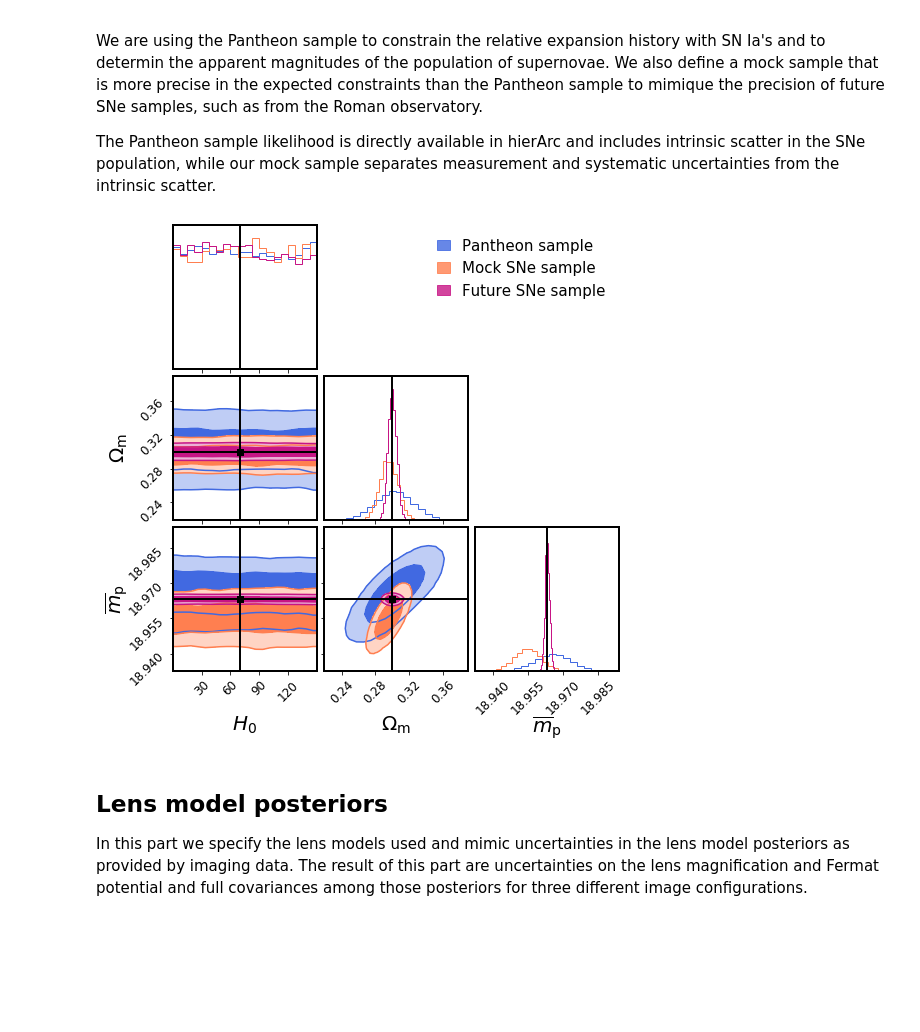
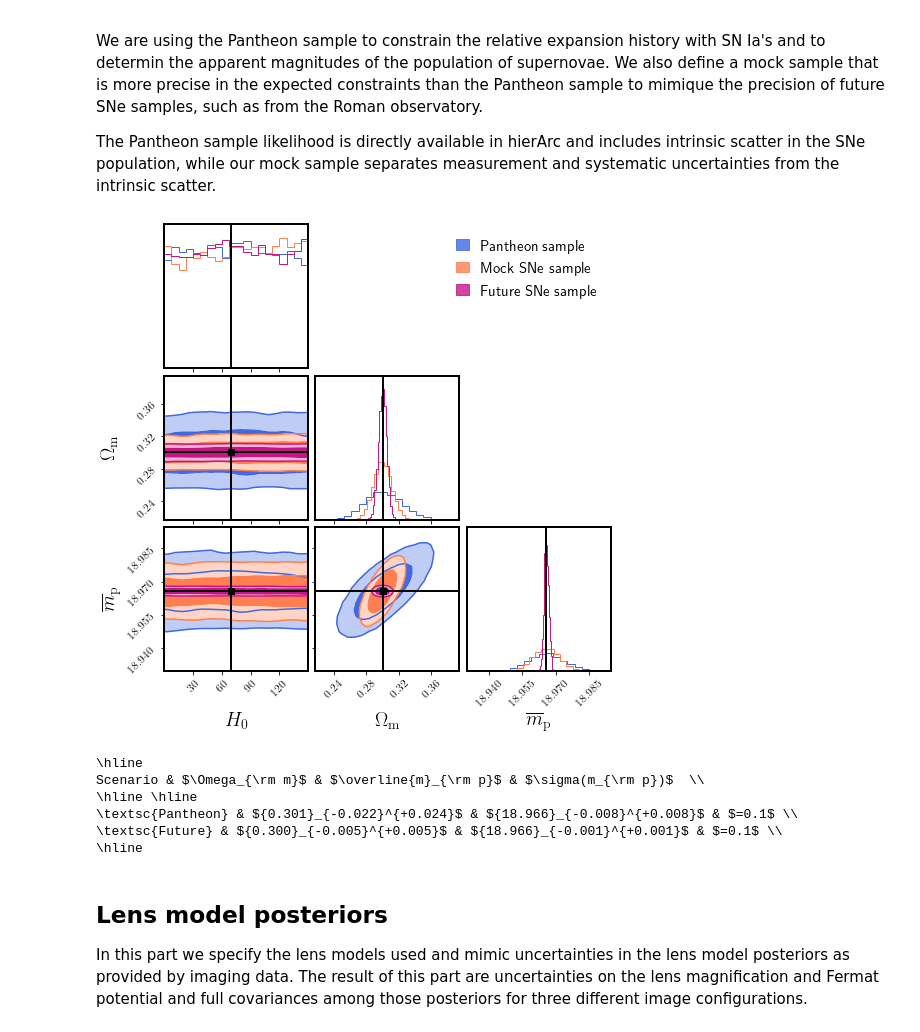
Before and after one commit to sibirrer/glSNe, a Jupyter notebook: Notebooks/forecast_sne-multi_use.ipynb, the cells around one changed output. Cells and saved outputs as stored; diff of their text form; code cells hidden in the pictures; blank space fills up the shorter version.

```diff
--- a/Notebooks/forecast_sne-multi_use.ipynb
+++ b/Notebooks/forecast_sne-multi_use.ipynb
@@ -131,7 +132,7 @@ def draw_lambda_tot_true():
 # we add the apparent source magnitude at z=0.1 (pivot normalization) (mean of Gaussian distribution in astronomical magnitudes)
 z_apparent_m_anchor = 0.1
 # we use the mean inferred apparent magnitude of the Pantheon sample
-apparent_m_p_true = 18.963196264371216  # apparent magnitude (mean in magnitude) at pivot redshift, this is the value inferred by the Pantheon analysis
+apparent_m_p_true = 18.965677764035803  # apparent magnitude (mean in magnitude) at pivot redshift, this is the value inferred by the Pantheon analysis
 mu_sne_true = apparent_m_p_true
 sigma_sne_true = 0.1  # 1-sigma with of Gaussian in astronomical magnitude
 
@@ -324,10 +325,10 @@ mcmc_sampler_sne_future = MCMCSampler(kwargs_likelihood_list=[], cosmology=cosmo
 
 # these configs are such that you can locally execute it in few hours, not meant to provide converged chains!
 kwargs_emcee_sne = {'n_walkers': 100,  # number of walkers
-                'n_run': 0,  # number of iterations saved in the file
-                'n_burn': 100,  # number of iterations as burn-in prior to start saving the chain
+                'n_run': 400,  # number of iterations saved in the file
+                'n_burn': 400,  # number of iterations as burn-in prior to start saving the chain
                 'pool': None,  # (option) emcee pool for multi-threading or MPI, see e.g. emcee documentation or usage in lenstronomy
-                'continue_from_backend': True,  # boolean, if True, continues sampling the emcee chain from a backend (if exists), otherwise deletes previous chains and starts from scratch
+                'continue_from_backend': False,  # boolean, if True, continues sampling the emcee chain from a backend (if exists), otherwise deletes previous chains and starts from scratch
                 'kwargs_mean_start': kwargs_mean_start,  # starting positions as configured
                 'kwargs_sigma_start': kwargs_sigma_start,  # starting position as configured
                 #'backend': backend_sne,
@@ -399,6 +400,10 @@ j = 0
 for i, param in enumerate(param_names_sne_mock):
     if param in param_names_sne_pantheon:
         mcmc_samples_sne_mock_short[:, j] = mcmc_samples_sne_mock[:, i]
+        if param == 'om':
+            mcmc_samples_sne_mock_short[:, j] *= kwargs_cosmo_true['om']/np.mean(mcmc_samples_sne_mock_short[:, j])
+        elif param == 'mu_sne':
+            mcmc_samples_sne_mock_short[:, j] *= kwargs_source_true['mu_sne']/np.mean(mcmc_samples_sne_mock_short[:, j])
         j += 1
     else:
         pass
@@ -425,34 +430,59 @@ fig = corner.corner(mcmc_samples_sne_pantheon, labels=mcmc_sampler_sne_pantheon.
                     contourf_kwargs={'color': color_list[0]},
                     **kwargs_corner)
 
 fig = corner.corner(mcmc_samples_sne_mock_short, color=color_list[1], fig=fig,
                     hist_kwargs= {'density': True, 'color': color_list[1]}, **kwargs_corner)
 
 fig = corner.corner(mcmc_samples_sne_future, color=color_list[2], fig=fig,
                     hist_kwargs= {'density': True, 'color': color_list[2]}, **kwargs_corner)
 
 
 ax = fig.axes[2]
 ax.set_visible(True)
 ax.set_frame_on(False)
 ax.get_xaxis().set_visible(False)
 ax.get_yaxis().set_visible(False)
 
 patch_1 = mpatches.Patch(color=color_list[0], label='Pantheon sample', alpha=alpha)
 patch_2 = mpatches.Patch(color=color_list[1], label='Mock SNe sample', alpha=alpha)
 patch_3 = mpatches.Patch(color=color_list[2], label='Future SNe sample', alpha=alpha)
 
 ax.legend(handles=[patch_1, patch_2, patch_3], fontsize=15, handlelength=0.9, loc=1, frameon=False)
 
 if save_plot:
     fig.savefig('/Users/sibirrer/Science/Publications/glSNe/Plots/sne_only_posteriors.pdf', dpi=None, facecolor='w', edgecolor='w',
             orientation='portrait', papertype=None, format='pdf',
             transparent=False, bbox_inches=None, pad_inches=0.1,
             frameon=None, metadata=None)
 
 fig.show()
 # %% [output]
-[figure, old version]
+[figure, new version]
+# %%
+# ===================================================================
+# make table with comparison of Pantheon and future sample posteriors
+# ===================================================================
+
+panthon_om_string = plot_util.result_string(mcmc_samples_sne_pantheon[:, 1], weights=None, title_fmt=".3f", label=None)
+future_om_string = plot_util.result_string(mcmc_samples_sne_future[:, 1], weights=None, title_fmt=".3f", label=None)
+
+panthon_mp_string = plot_util.result_string(mcmc_samples_sne_pantheon[:, 2], weights=None, title_fmt=".3f", label=None)
+future_mp_string = plot_util.result_string(mcmc_samples_sne_future[:, 2], weights=None, title_fmt=".3f", label=None)
+
+
+print(r'\hline')
+print(r'Scenario & $\Omega_{\rm m}$ & $\overline{m}_{\rm p}$ & $\sigma(m_{\rm p})$  \\ ')
+print(r'\hline \hline')
+print(r'\textsc{Pantheon} & ' + panthon_om_string + ' & ' + panthon_mp_string + ' & $=0.1$ \\\ ')
+print(r'\textsc{Future} & ' + future_om_string + ' & ' + future_mp_string + ' & $=0.1$ \\\ ')
+print(r'\hline')
+# %% [output]
+\hline
+Scenario & $\Omega_{\rm m}$ & $\overline{m}_{\rm p}$ & $\sigma(m_{\rm p})$  \\
+\hline \hline
+\textsc{Pantheon} & ${0.301}_{-0.022}^{+0.024}$ & ${18.966}_{-0.008}^{+0.008}$ & $=0.1$ \\
+\textsc{Future} & ${0.300}_{-0.005}^{+0.005}$ & ${18.966}_{-0.001}^{+0.001}$ & $=0.1$ \\
+\hline
 # %% [markdown]
 ## Lens model posteriors
 
```
Also changed, not shown: parts of 12 cells of this notebook.
